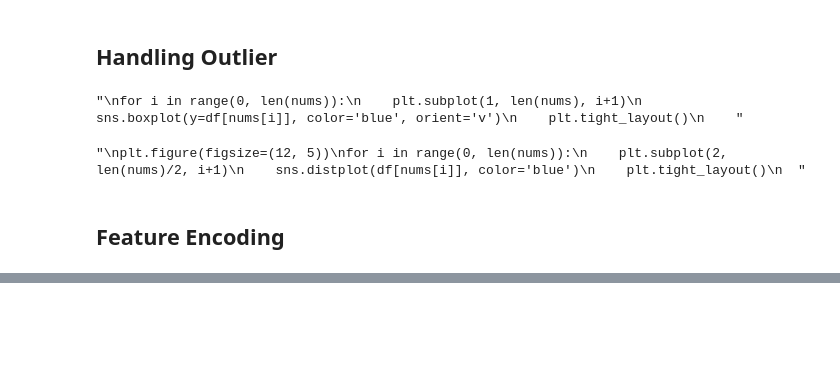
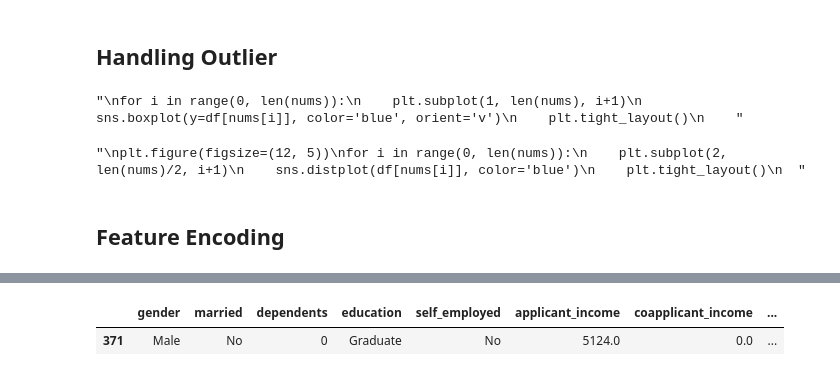
Before and after one commit to rezatan/LoanCustomer, a Jupyter notebook: LoanCustomer.ipynb, the cells around one changed output, grey strips where cells are left out. Saved outputs shown, nothing was run; the diff lists cells and outputs as text; code cells hidden in the pictures; blank space fills up the shorter version.

```diff
--- a/LoanCustomer.ipynb
+++ b/LoanCustomer.ipynb
@@ -228,0 +235,5 @@ Best Validation Accuracy: 0.8258
+# %%
+X.sample(1)
+# %% [output]
+|  | gender | married | dependents | education | self_employed | applicant_income | coapplicant_income | ... |
+| 371 | Male | No | 0 | Graduate | No | 5124.0 | 0.0 | ... |
```
Also changed, not shown: parts of 8 cells of this notebook.
